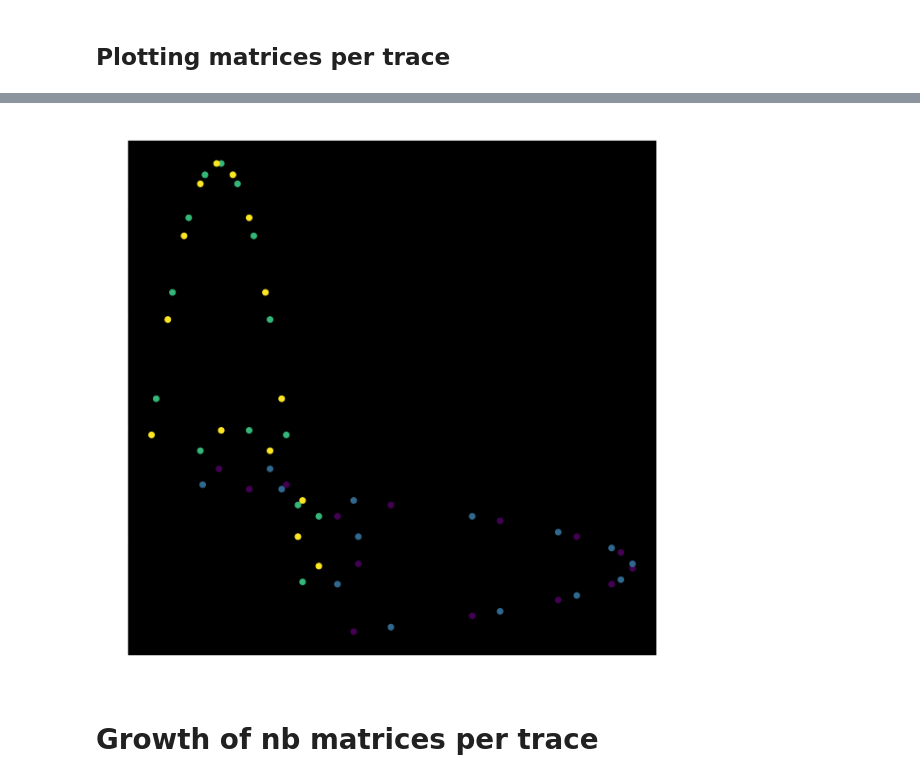
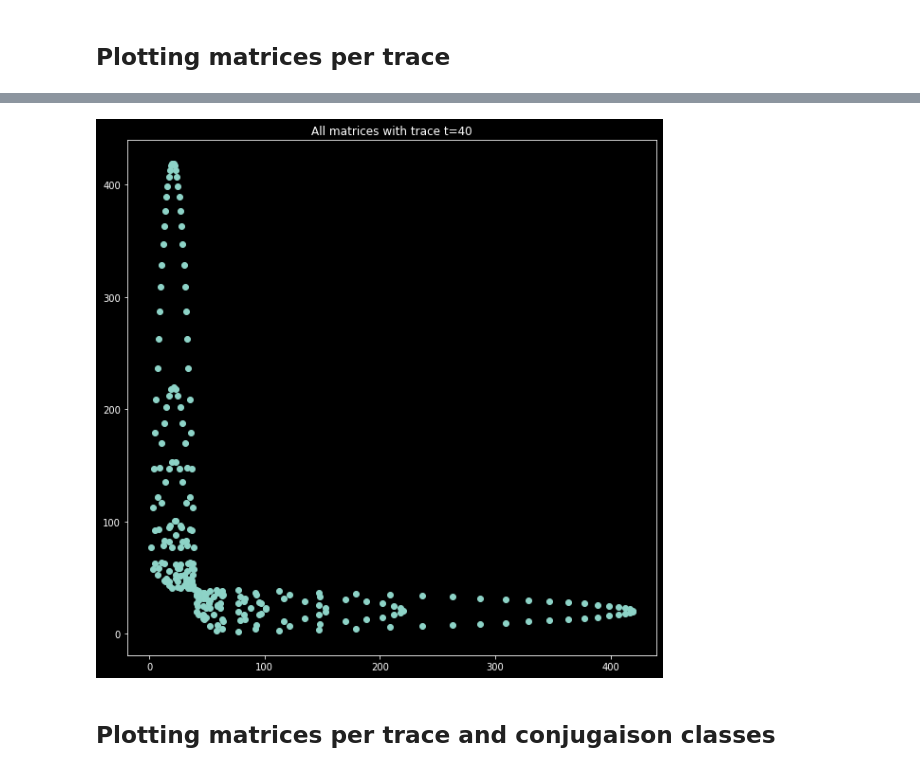
Before and after one commit to tcosmo/groupeModulaire, a Jupyter notebook: Visu.ipynb, the cells around one changed output, grey strips where cells are left out. Cells and saved outputs as stored; diff of their text form; code cells hidden in the pictures.

```diff
--- a/Visu.ipynb
+++ b/Visu.ipynb
@@ -269,5 +52,0 @@ plot_conj_classes(root, i, save="conjClass_text{}.png".format(i))
-# %%
-i = 71
-plot_conj_classes(root, i, save="conjClass_text{}.png".format(i))
-# %% [output]
-[figure, removed]
@@ -276,2 +53,6 @@ from ipywidgets import Button
+# %%
+pR.plot_matrix_per_trace(40)
+# %% [output]
+[figure, added]
 # %% [markdown]
-# Growth of nb matrices per trace
+## Plotting matrices per trace and conjugaison classes
```
Also changed, not shown: parts of 64 cells of this notebook, 51 other files.
